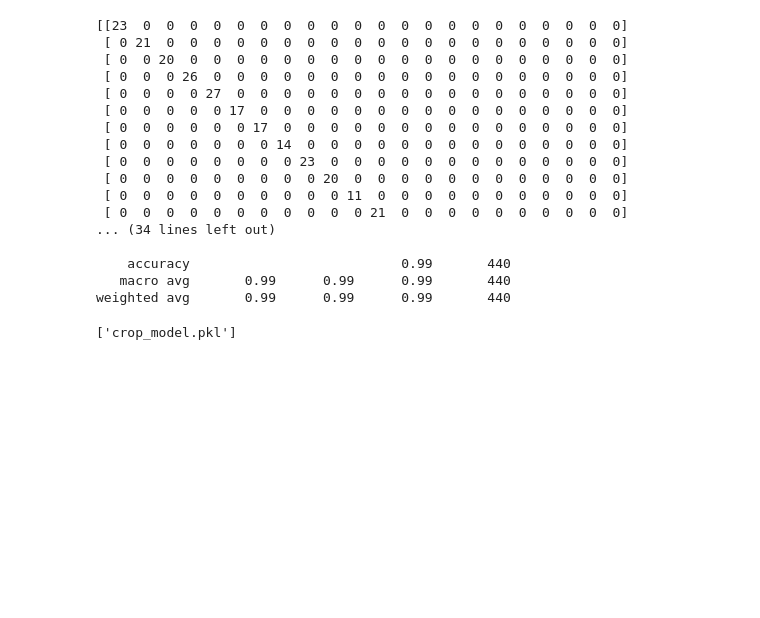
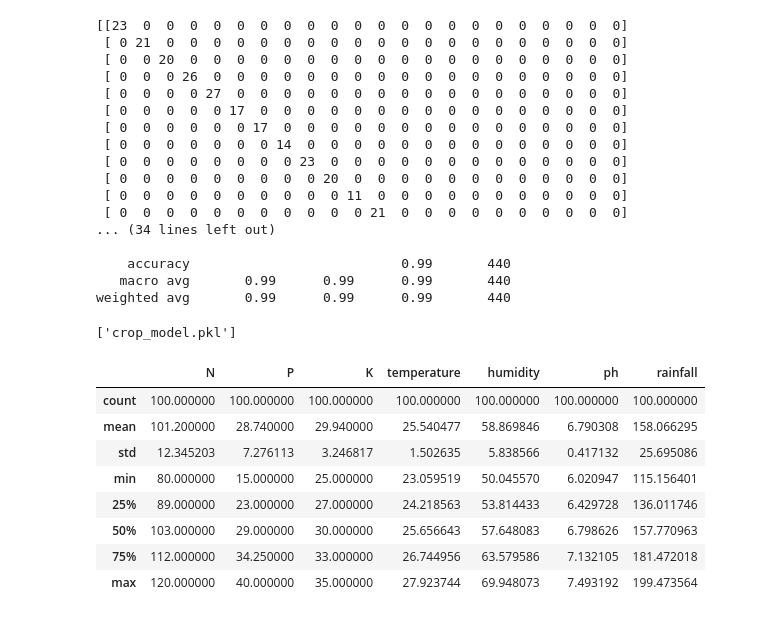
Before and after one commit to swarnabhaghosh/AgriGuru-Intelligent-Agricultural-Advisory-System, a Jupyter notebook: model/AgriGuru.ipynb, the cells around one changed output. Cells and saved outputs as stored; diff of their text form; code cells hidden in the pictures; blank space fills up the shorter version.

```diff
--- a/model/AgriGuru.ipynb
+++ b/model/AgriGuru.ipynb
@@ -151,3 +151,19 @@ weighted avg       0.99      0.99      0.99       440
 joblib.dump(model, "crop_model.pkl")
 # %% [output]
 ['crop_model.pkl']
+# %%
+# Get all rows where the crop is 'coffee'
+coffee_data = df[df['label'] == 'coffee']
+
+# Display the filtered data
+coffee_data.describe()
+# %% [output]
+|  | N | P | K | temperature | humidity | ph | rainfall |
+| count | 100.000000 | 100.000000 | 100.000000 | 100.000000 | 100.000000 | 100.000000 | 100.000000 |
+| mean | 101.200000 | 28.740000 | 29.940000 | 25.540477 | 58.869846 | 6.790308 | 158.066295 |
+| std | 12.345203 | 7.276113 | 3.246817 | 1.502635 | 5.838566 | 0.417132 | 25.695086 |
+| min | 80.000000 | 15.000000 | 25.000000 | 23.059519 | 50.045570 | 6.020947 | 115.156401 |
+| 25% | 89.000000 | 23.000000 | 27.000000 | 24.218563 | 53.814433 | 6.429728 | 136.011746 |
+| 50% | 103.000000 | 29.000000 | 30.000000 | 25.656643 | 57.648083 | 6.798626 | 157.770963 |
+| 75% | 112.000000 | 34.250000 | 33.000000 | 26.744956 | 63.579586 | 7.132105 | 181.472018 |
+| max | 120.000000 | 40.000000 | 35.000000 | 27.923744 | 69.948073 | 7.493192 | 199.473564 |
```
